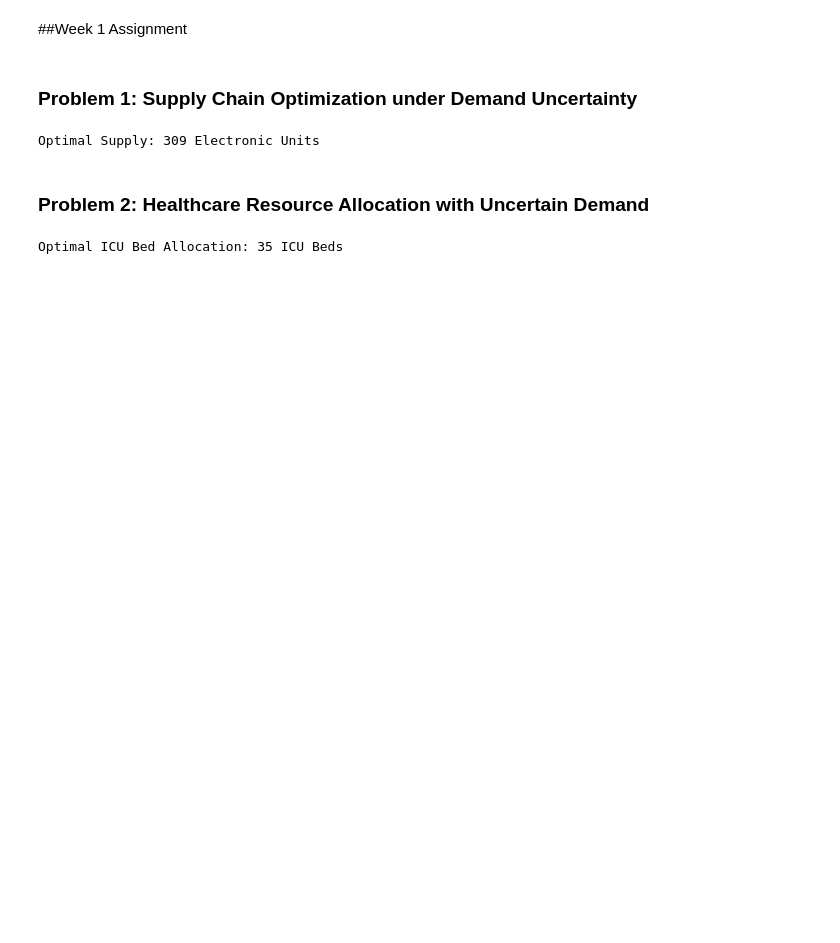
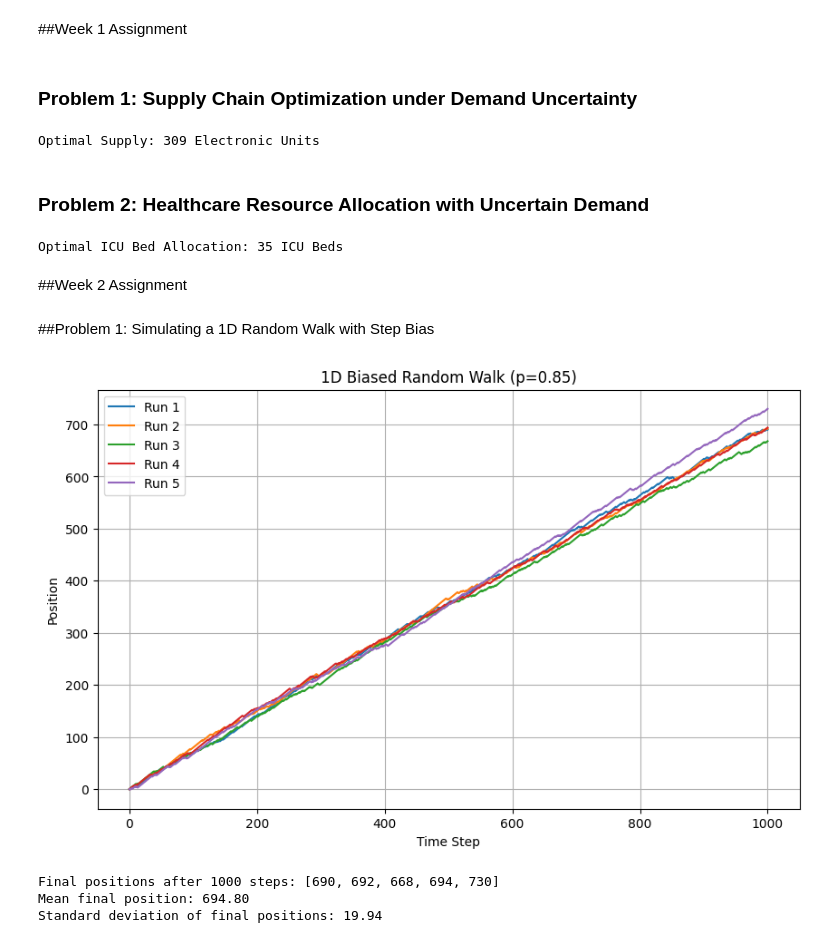
Before and after one commit to jamesmithiga/Computational-Statistics-in-Data-Science, a Jupyter notebook: Computational_Statistics_Assignments_[James_Mithiga_58200].ipynb, the cells around one changed output. Saved outputs shown, nothing was run; the diff lists cells and outputs as text; code cells hidden in the pictures; blank space fills up the shorter version.

```diff
--- a/Computational_Statistics_Assignments_[James_Mithiga_58200].ipynb
+++ b/Computational_Statistics_Assignments_[James_Mithiga_58200].ipynb
@@ -45,3 +47,7 @@ problem.solve()
 print("Optimal ICU Bed Allocation:", int(np.round(beds.value, 0)), "ICU Beds")
 # %% [output]
 Optimal ICU Bed Allocation: 35 ICU Beds
+# %% [markdown]
+##Week 2 Assignment
+# %% [markdown]
+##Problem 1: Simulating a 1D Random Walk with Step Bias
@@ -47,0 +57,46 @@ Optimal ICU Bed Allocation: 35 ICU Beds
+# %%
+# Define parameters
+num_steps = 1000
+num_simulations = 5
+p = 0.85  # Probability of moving right
+
+# Store final positions
+final_positions = []
+
+# Create a figure for the plot
+plt.figure(figsize=(10, 6))
+
+# Run the simulation 5 times
+for i in range(num_simulations):
+    position = 0
+    positions = [position]  # Track positions over time
+
+    for _ in range(num_steps):
+        step = 1 if np.random.rand() < p else -1  # Decide step based on probability
+        position += step
+        positions.append(position)
+
+    final_positions.append(position)  # Store the final position
+    plt.plot(range(num_steps + 1), positions, label=f'Run {i+1}')  # Plot trajectory
+
+# Final calculations
+mean_final = np.mean(final_positions)
+std_final = np.std(final_positions)
+
+# Plot formatting
+plt.xlabel("Time Step")
+plt.ylabel("Position")
+plt.title("1D Biased Random Walk (p=0.85)")
+plt.legend()
+plt.grid(True)
+plt.show()
+
+# Print final statistics
+print(f"Final positions after {num_steps} steps: {final_positions}")
+print(f"Mean final position: {mean_final:.2f}")
+print(f"Standard deviation of final positions: {std_final:.2f}")
+# %% [output]
+[figure, added]
+Final positions after 1000 steps: [690, 692, 668, 694, 730]
+Mean final position: 694.80
+Standard deviation of final positions: 19.94
```
Also changed, not shown: parts of 10 cells of this notebook.
